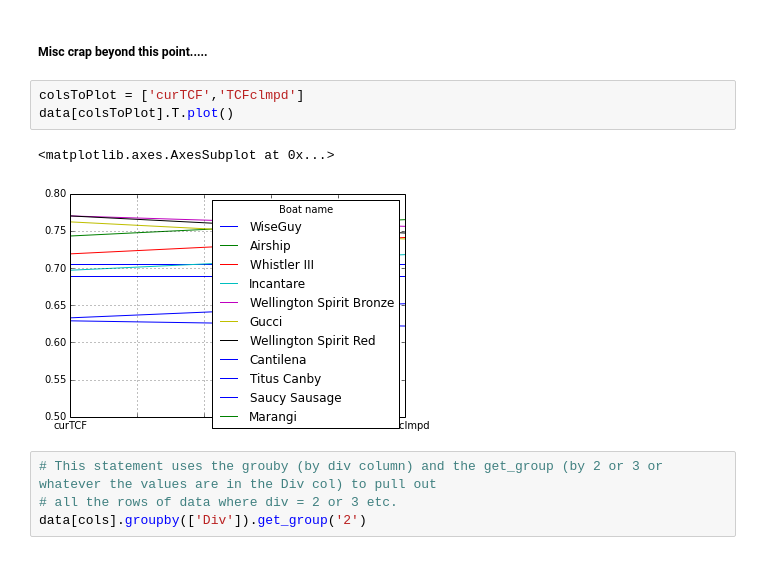
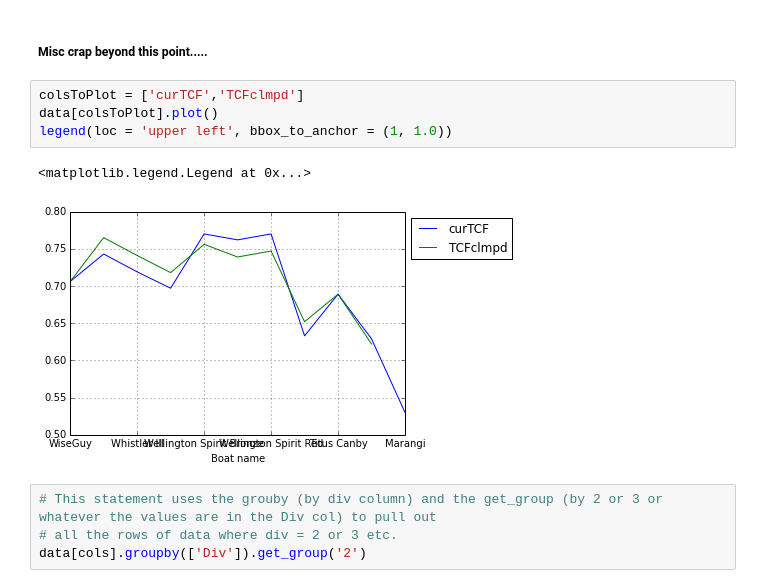
Before and after one commit to drphilbishop/RPNYC_race_analysis, a Jupyter notebook: processRawPerformanceData.ipynb, the cells around one changed output. Cells and saved outputs as stored; diff of their text form.

Commit message:
Testing plots

```diff
--- a/processRawPerformanceData.ipynb
+++ b/processRawPerformanceData.ipynb
@@ -210,10 +210,11 @@ data[cols]
 ##### Misc crap beyond this point.....
 # %%
 colsToPlot = ['curTCF','TCFclmpd']
-data[colsToPlot].T.plot()
+data[colsToPlot].plot()
+legend(loc = 'upper left', bbox_to_anchor = (1, 1.0))
 # %% [output]
-<matplotlib.axes.AxesSubplot at 0x...>
+<matplotlib.legend.Legend at 0x...>
-[figure, old version]
+[figure, new version]
 # %%
 # This statement uses the grouby (by div column) and the get_group (by 2 or 3 or whatever the values are in the Div col) to pull out
 # all the rows of data where div = 2 or 3 etc.
```
